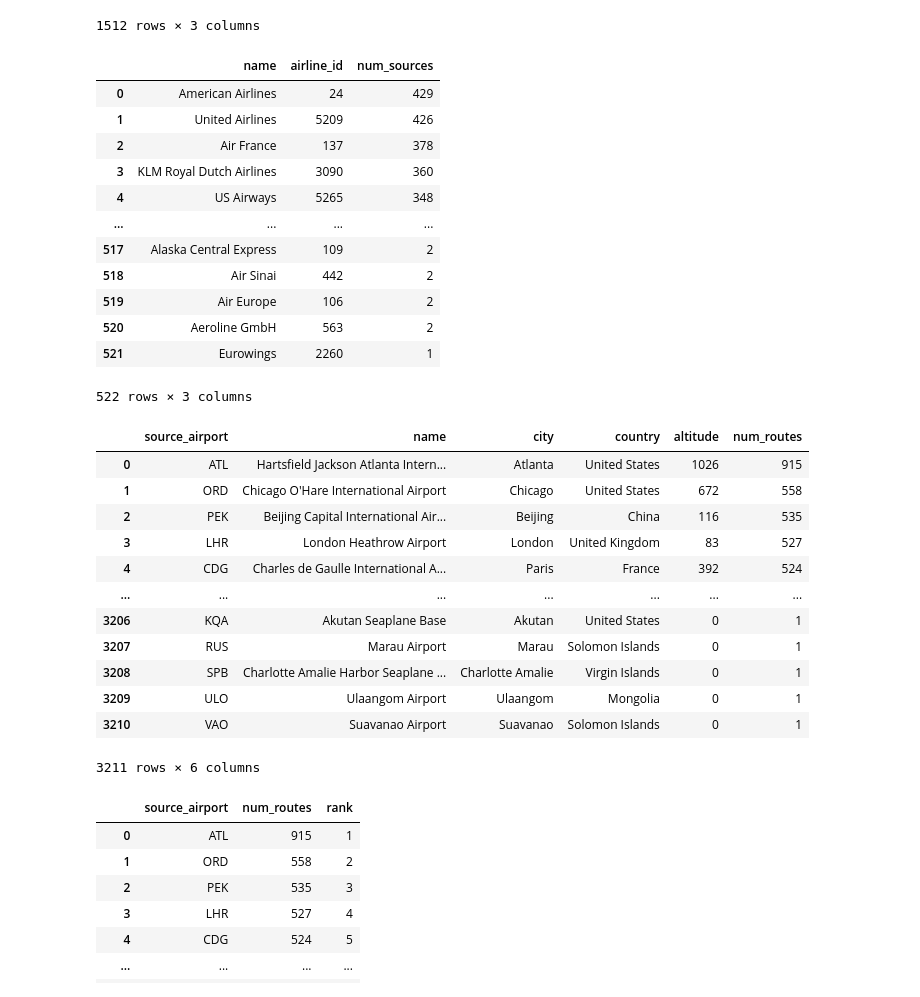
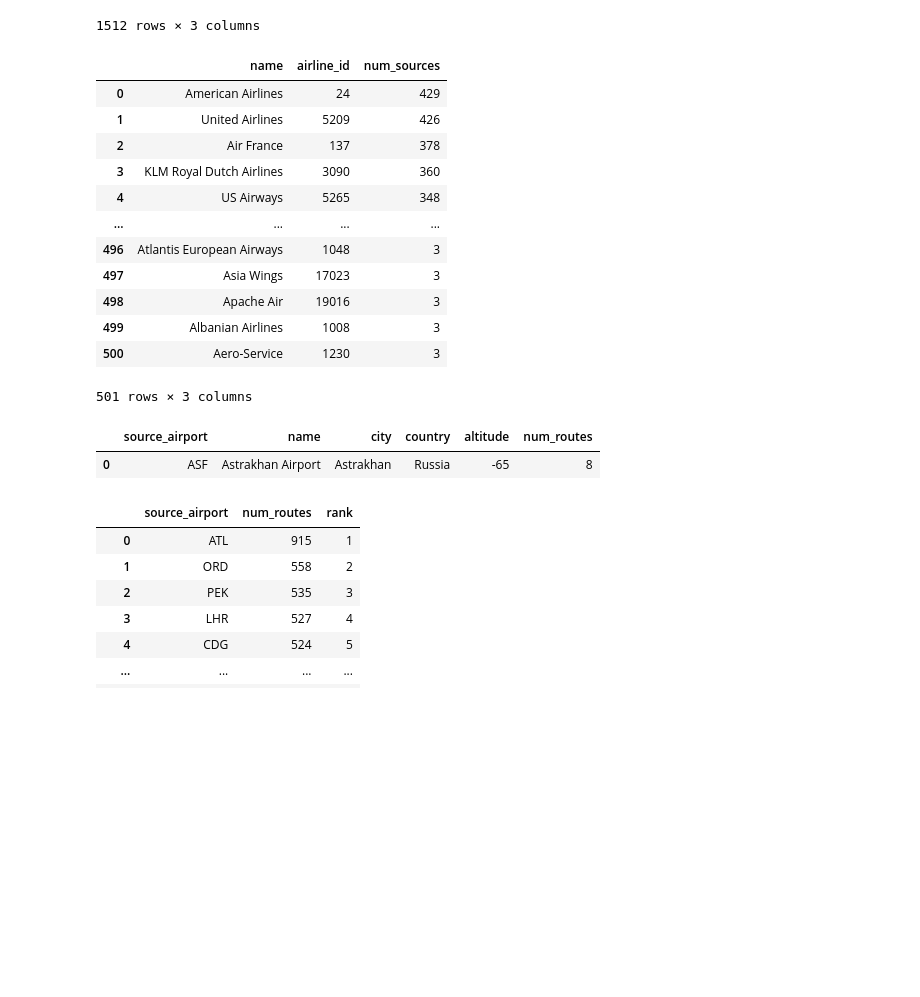
Before and after one commit to vivagrace/data_alchemy_assignments, a Jupyter notebook: Wk2_SQL.ipynb, the cells around one changed output. Saved outputs shown, nothing was run; the diff lists cells and outputs as text; code cells hidden in the pictures; blank space fills up the shorter version.

```diff
--- a/Wk2_SQL.ipynb
+++ b/Wk2_SQL.ipynb
@@ -162,6 +165,7 @@ from airlines
 inner join routes on airlines.airline_id = routes.airline_id
 where airlines.active = "Y"
 group by name
+having count(distinct routes.source_airport) >= 3
 order by num_sources desc;
 """
 
@@ -175,40 +179,31 @@ df
 | 3 | KLM Royal Dutch Airlines | 3090 | 360 |
 | 4 | US Airways | 5265 | 348 |
 | ... | ... | ... | ... |
-| 517 | Alaska Central Express | 109 | 2 |
-| 518 | Air Sinai | 442 | 2 |
-| 519 | Air Europe | 106 | 2 |
-| 520 | Aeroline GmbH | 563 | 2 |
-| 521 | Eurowings | 2260 | 1 |
+| 496 | Atlantis European Airways | 1048 | 3 |
+| 497 | Asia Wings | 17023 | 3 |
+| 498 | Apache Air | 19016 | 3 |
+| 499 | Albanian Airlines | 1008 | 3 |
+| 500 | Aero-Service | 1230 | 3 |
-522 rows × 3 columns
+501 rows × 3 columns
 # %%
 ## Question 4: List all airports that serve as a source airport along with their name, city, country, altitude, and the total number of routes departing from that airport. Only include airports with at least one departing route. Order the results by the total number of routes (descending) and then by altitude (descending).
 
 
 q4 = """
 select routes.source_airport, airports.name, airports.city, airports.country, airports.altitude, count(routes.destination_airport) as num_routes
 from routes
 inner join airports on routes.source_airport_id = airports.airport_id
+where city = "Astrakhan"
 group by source_airport
+having count(routes.destination_airport) > 0
 order by num_routes desc, altitude desc;
 """
 
 df = pd.read_sql_query(q4, conn)
 df
 # %% [output]
 |  | source_airport | name | city | country | altitude | num_routes |
-| 0 | ATL | Hartsfield Jackson Atlanta Intern... | Atlanta | United States | 1026 | 915 |
-| 1 | ORD | Chicago O'Hare International Airport | Chicago | United States | 672 | 558 |
-| 2 | PEK | Beijing Capital International Air... | Beijing | China | 116 | 535 |
-| 3 | LHR | London Heathrow Airport | London | United Kingdom | 83 | 527 |
-| 4 | CDG | Charles de Gaulle International A... | Paris | France | 392 | 524 |
-| ... | ... | ... | ... | ... | ... | ... |
-| 3206 | KQA | Akutan Seaplane Base | Akutan | United States | 0 | 1 |
-| 3207 | RUS | Marau Airport | Marau | Solomon Islands | 0 | 1 |
-| 3208 | SPB | Charlotte Amalie Harbor Seaplane ... | Charlotte Amalie | Virgin Islands | 0 | 1 |
-| 3209 | ULO | Ulaangom Airport | Ulaangom | Mongolia | 0 | 1 |
-| 3210 | VAO | Suavanao Airport | Suavanao | Solomon Islands | 0 | 1 |
+| 0 | ASF | Astrakhan Airport | Astrakhan | Russia | -65 | 8 |
-3211 rows × 6 columns
 # %%
 ## Question 5: List each source airport along with the count of routes departing from it and its rank based on the route count (with the highest count ranked 1). Only include airports with at least 5 routes.
 
```
Also changed, not shown: parts of 7 cells of this notebook, 1 other file.
